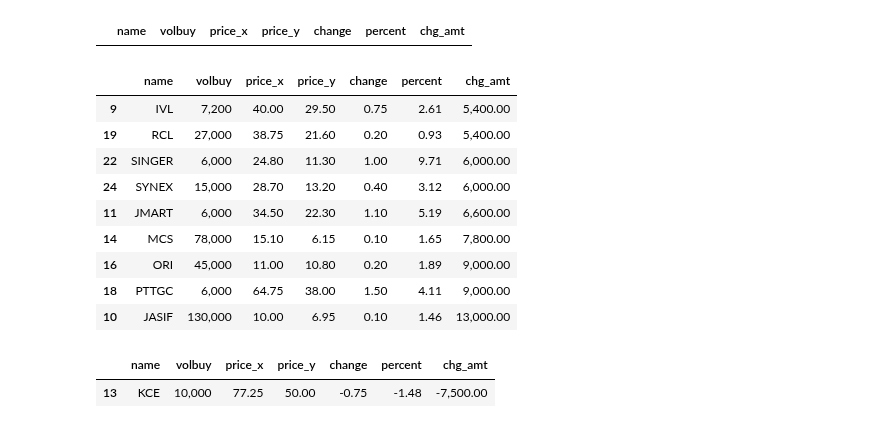
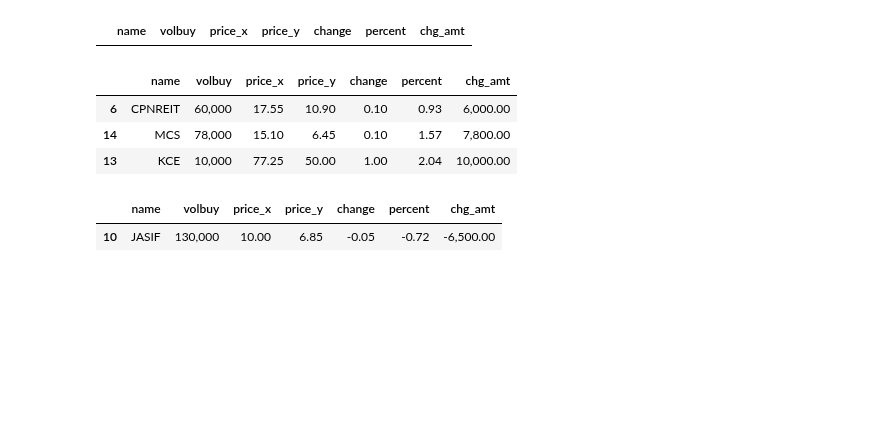
Before and after one commit to santimcs/A7, a Jupyter notebook: Daily/208 - Price percent change of in port stock.ipynb, the cells around one changed output. Drawn from its saved outputs; the diff is of its cells as text; code cells hidden in the pictures; blank space fills up the shorter version.

```diff
--- a/Daily/208 - Price percent change of in port stock.ipynb
+++ b/Daily/208 - Price percent change of in port stock.ipynb
@@ -155,23 +151,17 @@ df_pct.query('percent < -3.00').style.format(format_dict)
 # %% [output]
 |  | name | volbuy | price_x | price_y | change | percent | chg_amt |
 # %%
-df_amt.query('chg_amt >= 5000').style.format(format_dict)
+df_amt.query('chg_amt >= 6000').style.format(format_dict)
 # %% [output]
 |  | name | volbuy | price_x | price_y | change | percent | chg_amt |
-| 9 | IVL | 7,200 | 40.00 | 29.50 | 0.75 | 2.61 | 5,400.00 |
-| 19 | RCL | 27,000 | 38.75 | 21.60 | 0.20 | 0.93 | 5,400.00 |
-| 22 | SINGER | 6,000 | 24.80 | 11.30 | 1.00 | 9.71 | 6,000.00 |
-| 24 | SYNEX | 15,000 | 28.70 | 13.20 | 0.40 | 3.12 | 6,000.00 |
-| 11 | JMART | 6,000 | 34.50 | 22.30 | 1.10 | 5.19 | 6,600.00 |
-| 14 | MCS | 78,000 | 15.10 | 6.15 | 0.10 | 1.65 | 7,800.00 |
-| 16 | ORI | 45,000 | 11.00 | 10.80 | 0.20 | 1.89 | 9,000.00 |
-| 18 | PTTGC | 6,000 | 64.75 | 38.00 | 1.50 | 4.11 | 9,000.00 |
-| 10 | JASIF | 130,000 | 10.00 | 6.95 | 0.10 | 1.46 | 13,000.00 |
+| 6 | CPNREIT | 60,000 | 17.55 | 10.90 | 0.10 | 0.93 | 6,000.00 |
+| 14 | MCS | 78,000 | 15.10 | 6.45 | 0.10 | 1.57 | 7,800.00 |
+| 13 | KCE | 10,000 | 77.25 | 50.00 | 1.00 | 2.04 | 10,000.00 |
 # %%
-df_amt.query('chg_amt < -5000').style.format(format_dict)
+df_amt.query('chg_amt < -6000').style.format(format_dict)
 # %% [output]
 |  | name | volbuy | price_x | price_y | change | percent | chg_amt |
-| 13 | KCE | 10,000 | 77.25 | 50.00 | -0.75 | -1.48 | -7,500.00 |
+| 10 | JASIF | 130,000 | 10.00 | 6.85 | -0.05 | -0.72 | -6,500.00 |
 # %%
 float_formatter = "฿{:,.2f}"
 float_formatter.format(df_amt.chg_amt.sum())
```
Also changed, not shown: parts of 6 cells of this notebook, 37 other files.
